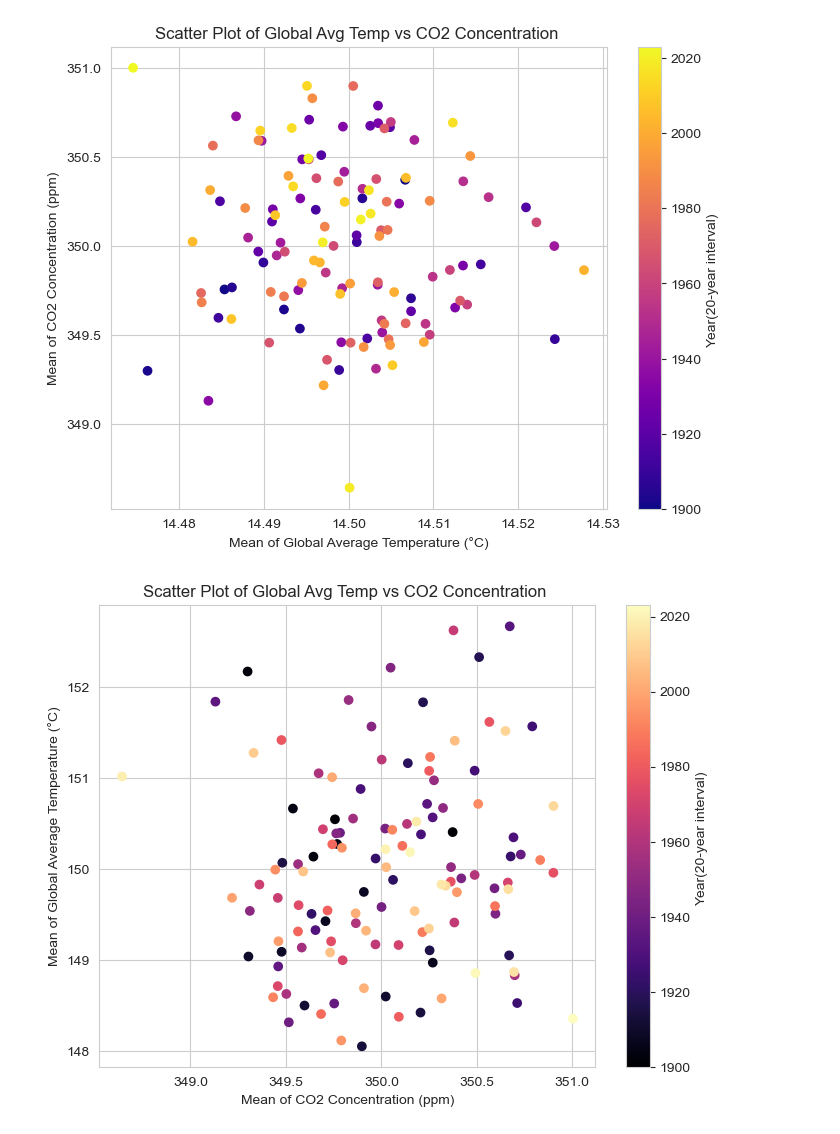
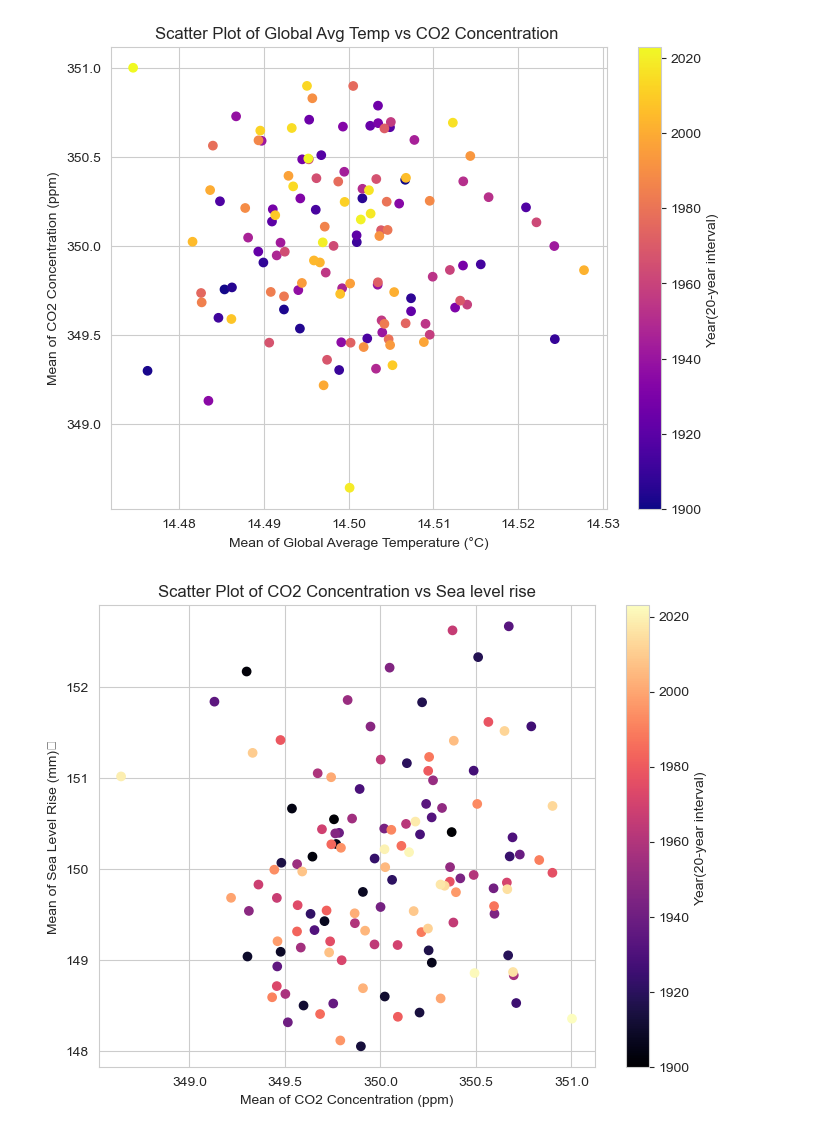
Before and after one commit to Omdena-NIC-Nepal/complete-eda-tensor, a Jupyter notebook: climate_eda.ipynb, the cells around one changed output. Drawn from its saved outputs; the diff is of its cells as text; code cells hidden in the pictures.

Commit message:
Fix scatter plot titles and descriptions as per feedback

```diff
--- a/climate_eda.ipynb
+++ b/climate_eda.ipynb
@@ -517,31 +517,31 @@ plt.show()
 # %%
 # Scatter plot exploring relationship between CO2 concentration and sea level rise
 
 #Using MATPLOTLIB
 
 
 plt.figure(figsize=(8, 6))
 
 scatter2 = plt.scatter(
     meanCo2_concentration,
     meanSea_level_rise,
     c=years,
     cmap='magma',
     )
 
 # labels and title
 plt.xlabel('Mean of CO2 Concentration (ppm)')
-plt.ylabel('Mean of Global Average Temperature (°C)')
-plt.title('Scatter Plot of Global Avg Temp vs CO2 Concentration ')
+plt.ylabel('Mean of Sea Level Rise (mm)	')
+plt.title('Scatter Plot of CO2 Concentration vs Sea level rise')
 
 #colorbar to show the year corresponding to each color
 cbar = plt.colorbar(scatter2)
 cbar.set_label('Year(20-year interval) ')
 
 # Show the plot
 plt.show()
 # %% [output]
-[figure, old version]
+[figure, new version]
 # %%
 # Scatter plot exploring relationship between CO2 concentration and Arctic ice area
 
```
Also changed, not shown: parts of 1 cell of this notebook.
